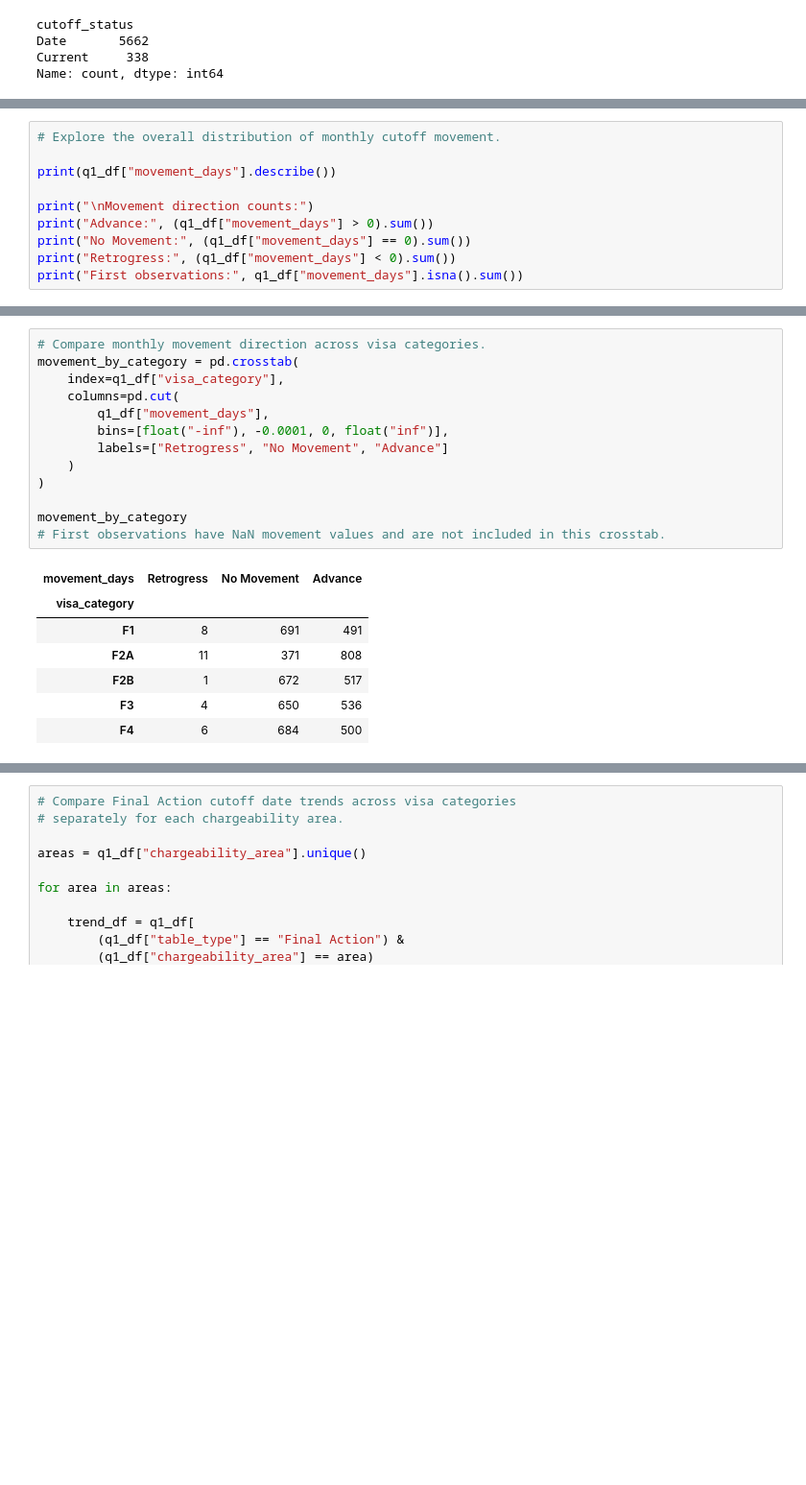
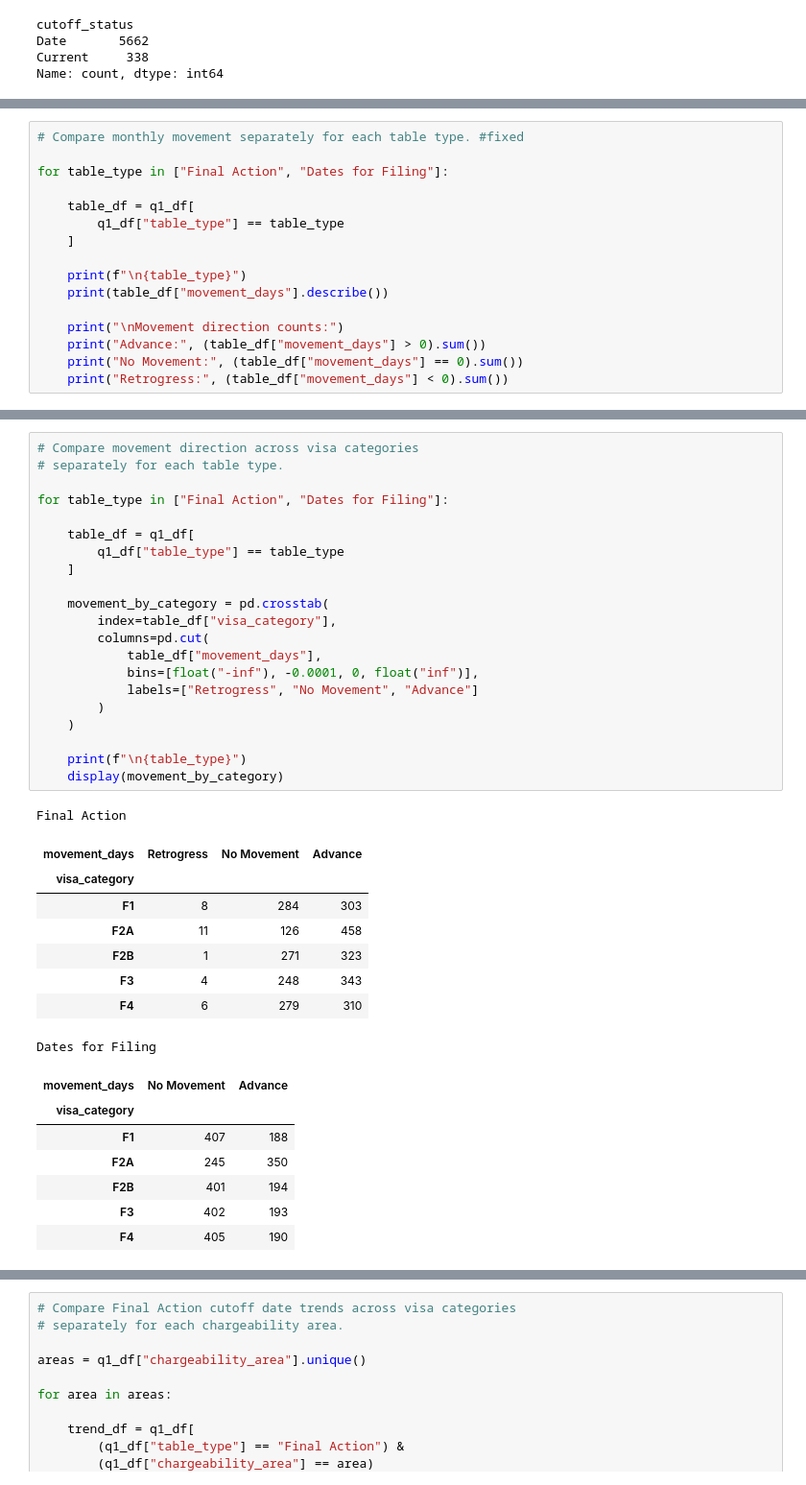
Before and after one commit to stak-k/visa-bulletin-project, a Jupyter notebook: notebooks/05_Q1_exploratory_data_analysis.ipynb, the cells around one changed output, grey strips where cells are left out. Shown at 96% size. Saved outputs shown, nothing was run; the diff lists cells and outputs as text; blank space fills up the shorter version.

```diff
--- a/notebooks/05_Q1_exploratory_data_analysis.ipynb
+++ b/notebooks/05_Q1_exploratory_data_analysis.ipynb
@@ -157,13 +157,19 @@ status_by_category
 | F3 | 0 | 600 | 0 | 600 |
 | F4 | 0 | 600 | 0 | 600 |
 # %%
-# Explore the overall distribution of monthly cutoff movement.
+# Compare monthly movement separately for each table type. #fixed
 
-print(q1_df["movement_days"].describe())
+for table_type in ["Final Action", "Dates for Filing"]:
 
-print("\nMovement direction counts:")
-print("Advance:", (q1_df["movement_days"] > 0).sum())
-print("No Movement:", (q1_df["movement_days"] == 0).sum())
-print("Retrogress:", (q1_df["movement_days"] < 0).sum())
-print("First observations:", q1_df["movement_days"].isna().sum())
+    table_df = q1_df[
+        q1_df["table_type"] == table_type
+    ]
+
+    print(f"\n{table_type}")
+    print(table_df["movement_days"].describe())
+
+    print("\nMovement direction counts:")
+    print("Advance:", (table_df["movement_days"] > 0).sum())
+    print("No Movement:", (table_df["movement_days"] == 0).sum())
+    print("Retrogress:", (table_df["movement_days"] < 0).sum())
 # %% [output]
@@ -191,24 +199,41 @@ The median (50%) movement is 0 days, and 3,068 observations show no movement, co
 
 The movement range is wide, from -1,611 to +1,288 days, suggesting that a small number of months experienced unusually large changes.
 # %%
-# Compare monthly movement direction across visa categories.
-movement_by_category = pd.crosstab(
-    index=q1_df["visa_category"],
-    columns=pd.cut(
-        q1_df["movement_days"],
-        bins=[float("-inf"), -0.0001, 0, float("inf")],
-        labels=["Retrogress", "No Movement", "Advance"]
+# Compare movement direction across visa categories
+# separately for each table type.
+
+for table_type in ["Final Action", "Dates for Filing"]:
+
+    table_df = q1_df[
+        q1_df["table_type"] == table_type
+    ]
+
+    movement_by_category = pd.crosstab(
+        index=table_df["visa_category"],
+        columns=pd.cut(
+            table_df["movement_days"],
+            bins=[float("-inf"), -0.0001, 0, float("inf")],
+            labels=["Retrogress", "No Movement", "Advance"]
+        )
     )
-)
 
-movement_by_category
-# First observations have NaN movement values and are not included in this crosstab.
+    print(f"\n{table_type}")
+    display(movement_by_category)
 # %% [output]
+Final Action
 | movement_days | Retrogress | No Movement | Advance |
 | visa_category |  |  |  |
-| F1 | 8 | 691 | 491 |
-| F2A | 11 | 371 | 808 |
-| F2B | 1 | 672 | 517 |
-| F3 | 4 | 650 | 536 |
-| F4 | 6 | 684 | 500 |
+| F1 | 8 | 284 | 303 |
+| F2A | 11 | 126 | 458 |
+| F2B | 1 | 271 | 323 |
+| F3 | 4 | 248 | 343 |
+| F4 | 6 | 279 | 310 |
+Dates for Filing
+| movement_days | No Movement | Advance |
+| visa_category |  |  |
+| F1 | 407 | 188 |
+| F2A | 245 | 350 |
+| F2B | 401 | 194 |
+| F3 | 402 | 193 |
+| F4 | 405 | 190 |
 # %%
```
Also changed, not shown: parts of 8 cells of this notebook, 9 other files.
